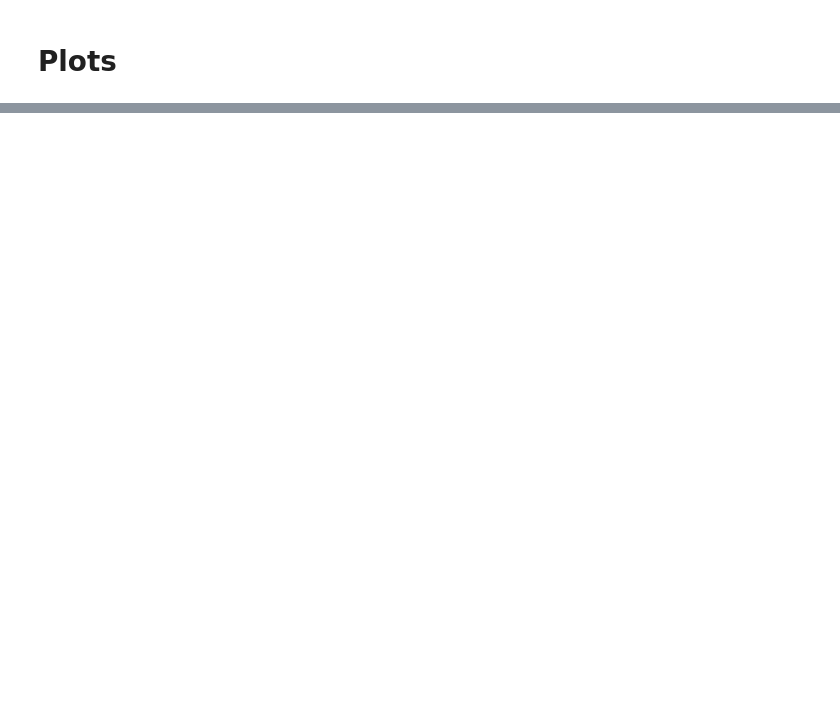
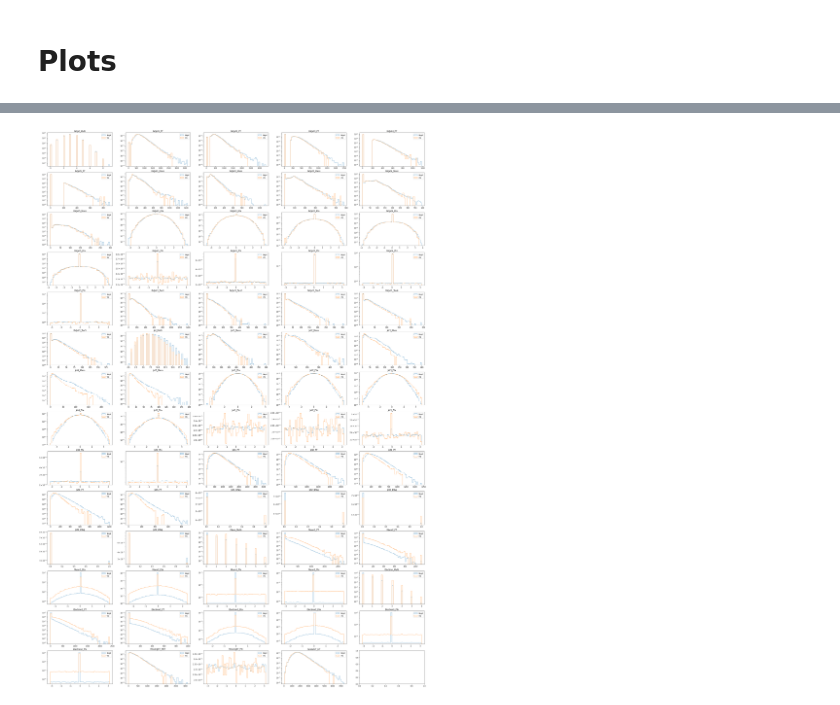
Before and after one commit to GilbertoCunha/LHC-VLQ-Classifier, a Jupyter notebook: VLQs/DataPreprocessing.ipynb, the cells around one changed output, grey strips where cells are left out. Drawn from its saved outputs; the diff is of its cells as text; code cells hidden in the pictures; blank space fills up the shorter version.

Commit message:
compare cut/uncut vlq distributions

```diff
--- a/VLQs/DataPreprocessing.ipynb
+++ b/VLQs/DataPreprocessing.ipynb
@@ -197,0 +202,4 @@ plt.show()
+# %%
+data_path = "data/sm_gluon_vlq"
+uncut_vlq = process_data(data_path, del_cols, btag_cols, lepton_cols, False)
+uncut_vlq
@@ -197,0 +220,30 @@ plt.show()
+# %%
+# Adjustment variables
+num_cols, bins = 5, 50
+
+# Create plots
+num_rows = int(np.ceil((len(list(vlq.columns)) - 2) / num_cols))
+fig, axs = plt.subplots(num_rows, num_cols, figsize=(40, 60))
+
+# Iterate and plot the data
+ignore_cols = ["gen_weights", "Label", "Sample"]
+for i, column in tqdm(enumerate(vlq.columns), total=len(list(vlq.columns)), desc="Plotting"):
+    if vlq.columns[i] not in ignore_cols:
+        # Define histogram range
+        hist_min = min(vlq[column].min(), uncut_vlq[column].min())
+        hist_max = max(vlq[column].max(), uncut_vlq[column].max())
+        hist_range = (hist_min, hist_max)
+
+        # Plot data
+        row, col = int(i/num_cols), i%num_cols
+        axs[row, col].set_title(vlq.columns[i])
+        axs[row, col].hist(uncut_vlq[column], bins=50, label="uncut_vlq", alpha=0.8, range=hist_range,
+                           weights=uncut_vlq["gen_weights"], histtype='step')
+        axs[row, col].hist(vlq[column], bins=50, label="vlq", alpha=0.8, range=hist_range,
+                           weights=vlq["gen_weights"], histtype='step')
+        axs[row, col].set_yscale("log")
+        axs[row, col].legend()
+
+plt.show()
+# %% [output]
+[figure, added]
```
Also changed, not shown: parts of 8 cells of this notebook.
